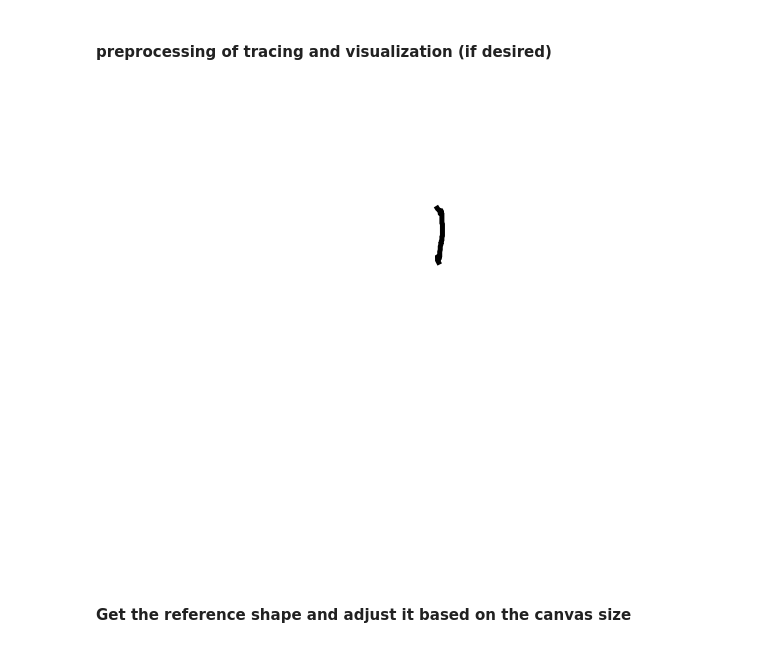
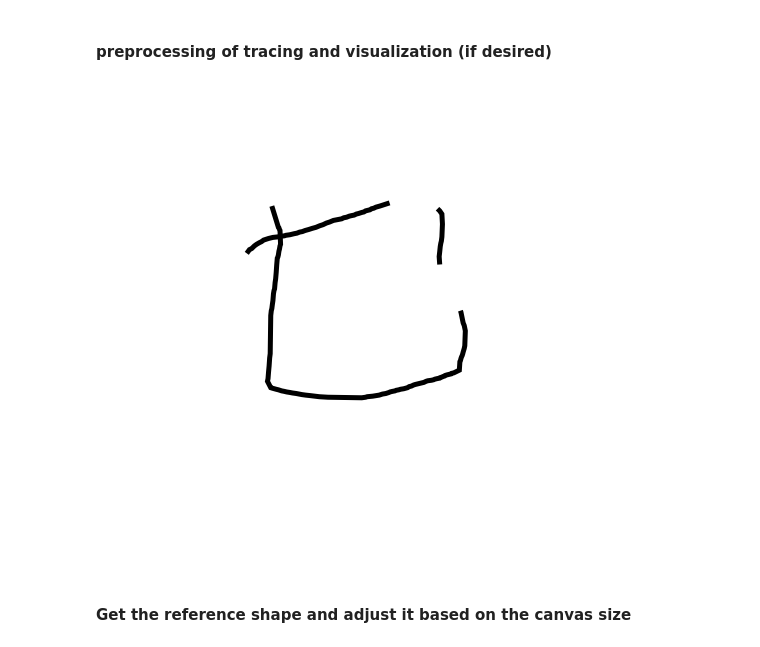
Before and after one commit to brialorelle/kiddraw, a Jupyter notebook: analysis/museumstation/tracing/stroke_svg_distance.ipynb, the cells around one changed output. Drawn from its saved outputs; the diff is of its cells as text; code cells hidden in the pictures.

```diff
--- a/analysis/museumstation/tracing/stroke_svg_distance.ipynb
+++ b/analysis/museumstation/tracing/stroke_svg_distance.ipynb
@@ -88,6 +88,6 @@ Number of strokes in this tracing: 3
 # %%
 reallyRun = 1
 if reallyRun:
-    rsh.plot_stroke(verts_list[1],codes_list[1], canvas_side)
+    rsh.plot_shape(verts_list,codes_list, canvas_side)
 # %% [output]
-[figure, old version]
+[figure, new version]
```
Also changed, not shown: parts of 6 cells of this notebook, 1 other file.
